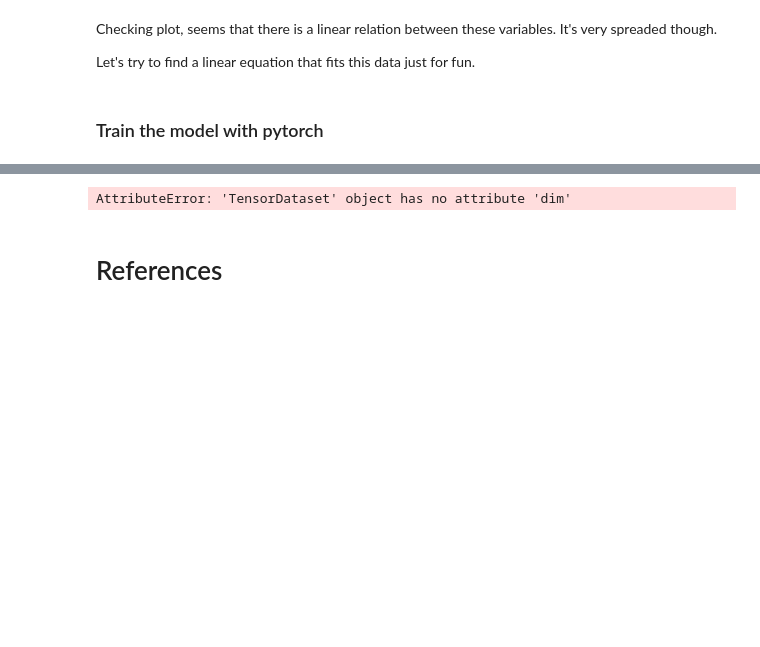
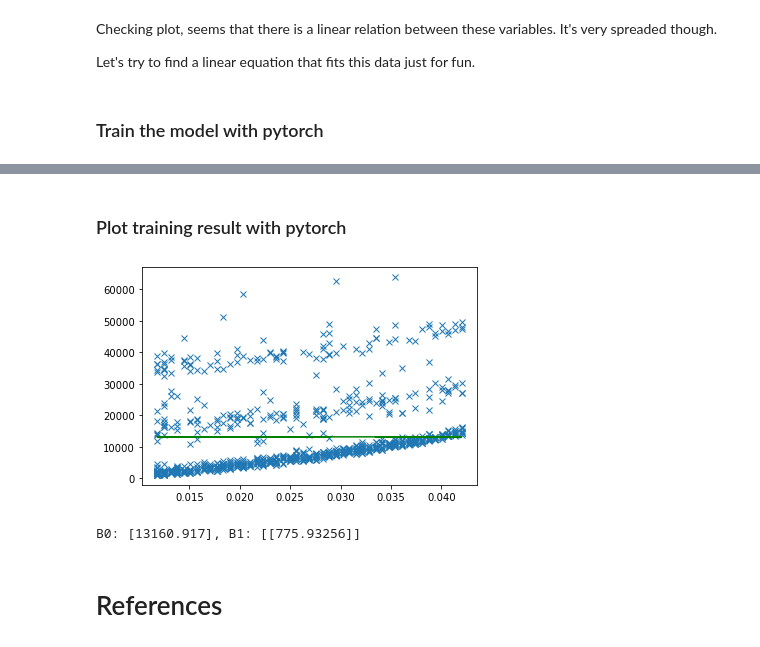
Before and after one commit to eon129/pytorch_tests, a Jupyter notebook: LinearExample.ipynb, the cells around one changed output, grey strips where cells are left out. Saved outputs shown, nothing was run; the diff lists cells and outputs as text; code cells hidden in the pictures; blank space fills up the shorter version.

```diff
--- a/LinearExample.ipynb
+++ b/LinearExample.ipynb
@@ -252,16 +260,18 @@ Time elapsed: 2.0213 seconds
-# %%
-#network.linear.weight[0]
-#type(network.linear)
-
-xplot = np.arange(1, 75)
-norm = np.linalg.norm(xplot)
-xplot =  xplot / norm
-
-network.eval()
-with torch.no_grad():
-    yplot = network(test_data)
-# %% [output]
-AttributeError: 'TensorDataset' object has no attribute 'dim'
+# %% [markdown]
+### Plot training result with pytorch
+# %%
+beta0 = network.linear.bias.detach().numpy()
+beta1 = network.linear.weight.detach().numpy()
+
+yplot = X_train * beta1 + beta0
+plt.plot(X_train, y_train, 'x');
+plt.plot(X_train, yplot.reshape(-1, 1), 'g')
+plt.show()
+
+print(f'B0: {beta0}, B1: {beta1}')
+# %% [output]
+[figure, added]
+B0: [13160.917], B1: [[775.93256]]
 # %% [markdown]
 # References
 # %% [markdown]
```
Also changed, not shown: parts of 12 cells of this notebook.
